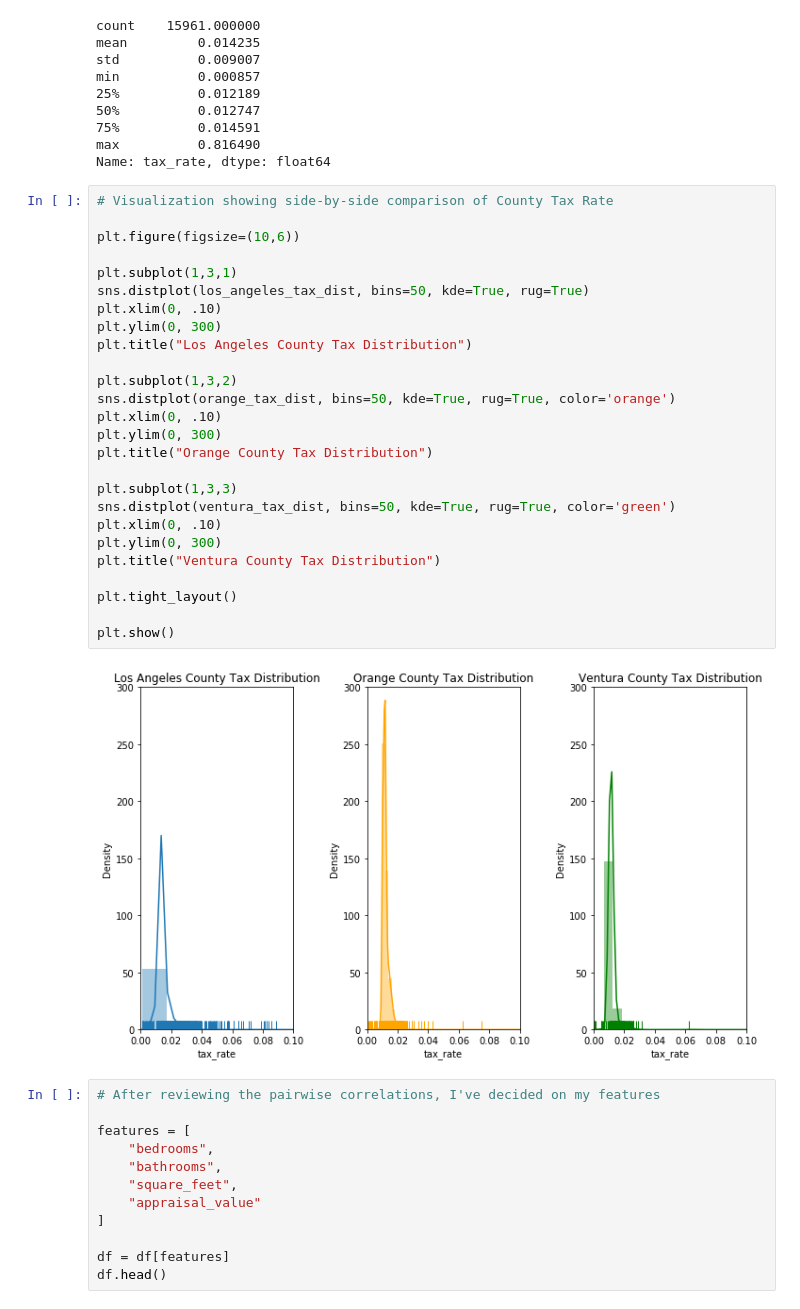
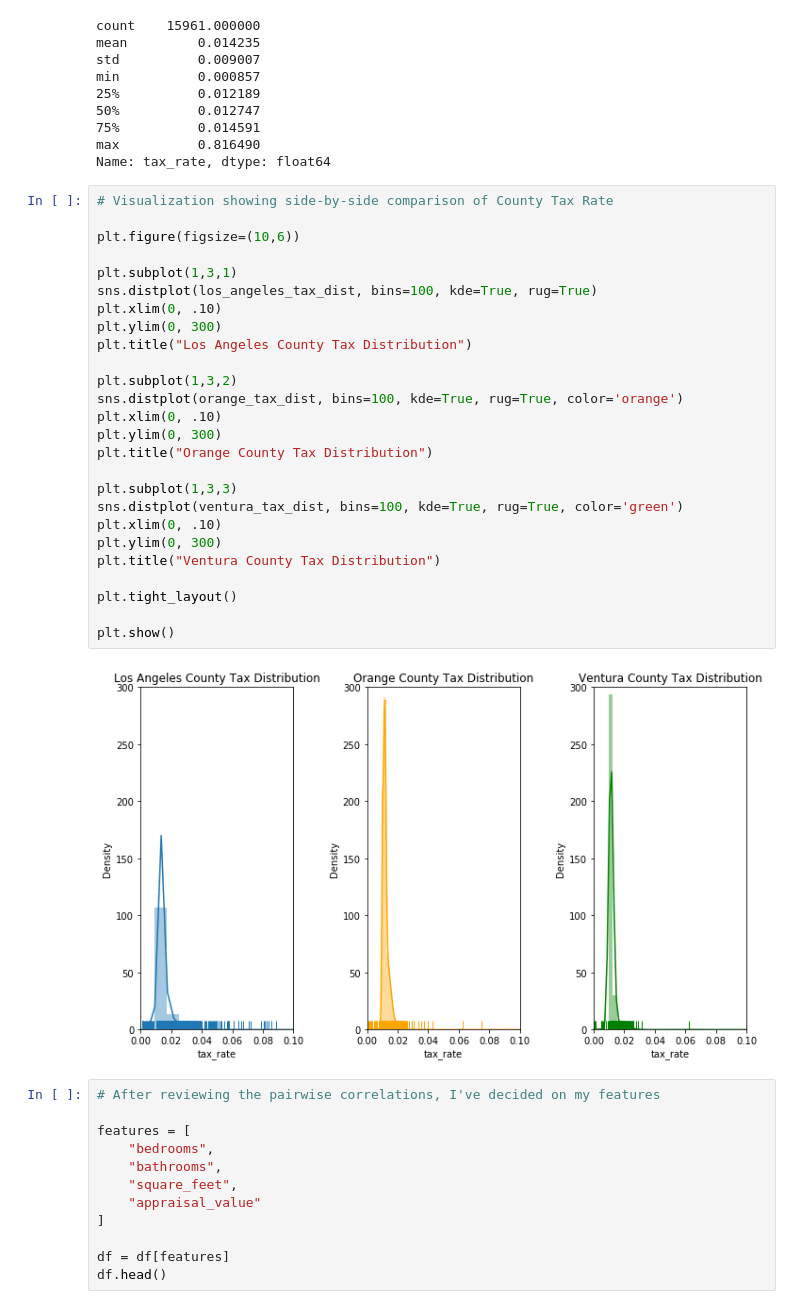
Before and after one commit to QuantumKane/zillow_regression_project, a Jupyter notebook: zillow_explore.ipynb, the cells around one changed output. Drawn from its saved outputs; the diff is of its cells as text.

```diff
--- a/zillow_explore.ipynb
+++ b/zillow_explore.ipynb
@@ -208,31 +208,31 @@ Name: tax_rate, dtype: float64
 # %%
 # Visualization showing side-by-side comparison of County Tax Rate
 
 plt.figure(figsize=(10,6))
 
 plt.subplot(1,3,1)
-sns.distplot(los_angeles_tax_dist, bins=50, kde=True, rug=True)
+sns.distplot(los_angeles_tax_dist, bins=100, kde=True, rug=True)
 plt.xlim(0, .10)
 plt.ylim(0, 300)
 plt.title("Los Angeles County Tax Distribution")
 
 plt.subplot(1,3,2)
-sns.distplot(orange_tax_dist, bins=50, kde=True, rug=True, color='orange')
+sns.distplot(orange_tax_dist, bins=100, kde=True, rug=True, color='orange')
 plt.xlim(0, .10)
 plt.ylim(0, 300)
 plt.title("Orange County Tax Distribution")
 
 plt.subplot(1,3,3)
-sns.distplot(ventura_tax_dist, bins=50, kde=True, rug=True, color='green')
+sns.distplot(ventura_tax_dist, bins=100, kde=True, rug=True, color='green')
 plt.xlim(0, .10)
 plt.ylim(0, 300)
 plt.title("Ventura County Tax Distribution")
 
 plt.tight_layout()
 
 plt.show()
 # %% [output]
-[figure, old version]
+[figure, new version]
 # %%
 # After reviewing the pairwise correlations, I've decided on my features
 
```
Also changed, not shown: parts of 11 cells of this notebook.
